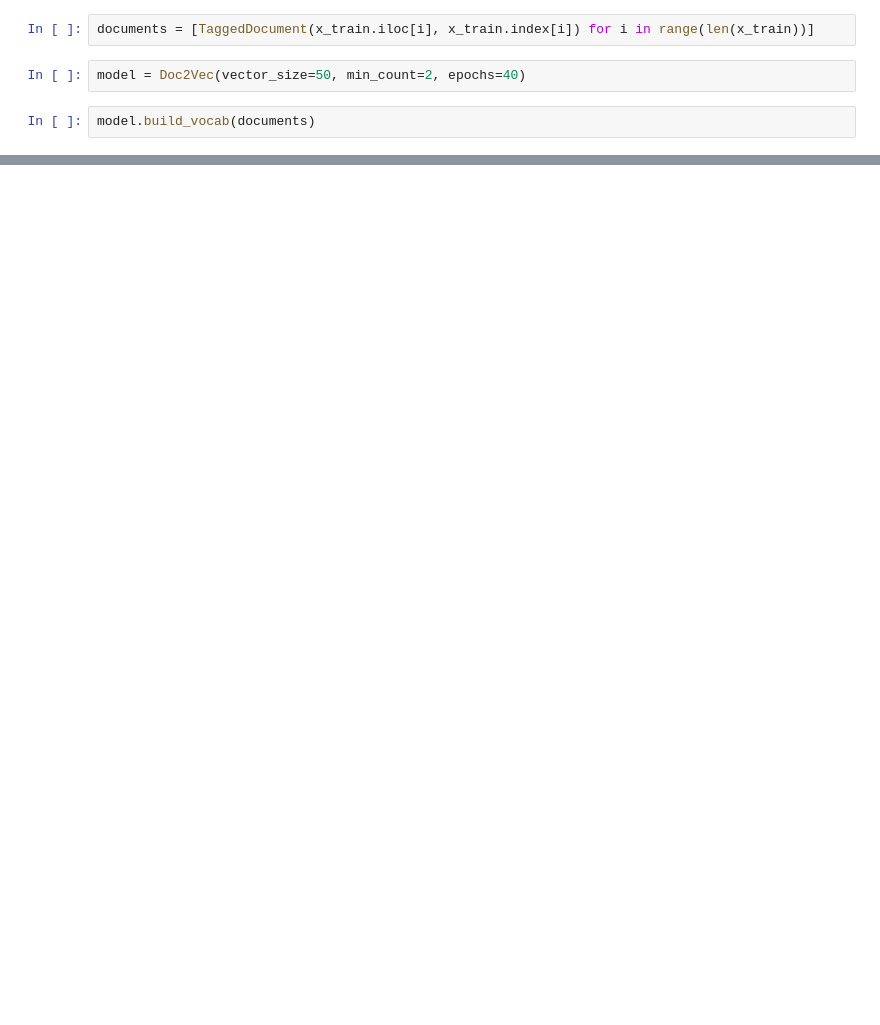
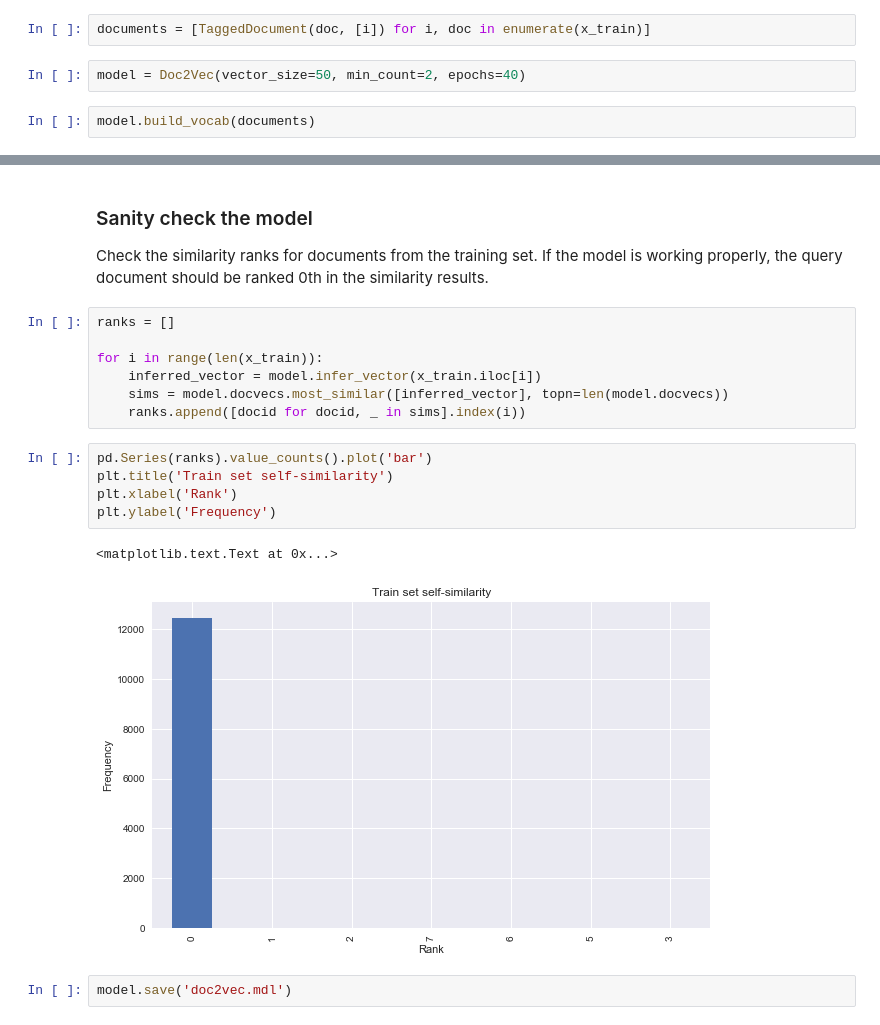
Before and after one commit to rtjfarrimond/hotel-review-embedding, a Jupyter notebook: Train and evaluate model.ipynb, the cells around one changed output, grey strips where cells are left out. Cells and saved outputs as stored; diff of their text form; blank space fills up the shorter version.

Commit message:
Trained and evaluated model

```diff
--- a/Embedding.ipynb
+++ b/Train and evaluate model.ipynb
@@ -253,5 +255,5 @@ x_train, x_test, y_train, y_test = train_test_split(
 # %%
-documents = [TaggedDocument(x_train.iloc[i], x_train.index[i]) for i in range(len(x_train))]
+documents = [TaggedDocument(doc, [i]) for i, doc in enumerate(x_train)]
 # %%
 model = Doc2Vec(vector_size=50, min_count=2, epochs=40)
 # %%
@@ -276,0 +266,20 @@ array([-0.5263108 ,  0.9080752 ,  0.6035258 , -0.49214828, -0.02529757,
+# %% [markdown]
+### Sanity check the model
+Check the similarity ranks for documents from the training set. If the model is working properly, the query document should be ranked 0th in the similarity results.
+# %%
+ranks = []
+
+for i in range(len(x_train)):
+    inferred_vector = model.infer_vector(x_train.iloc[i])
+    sims = model.docvecs.most_similar([inferred_vector], topn=len(model.docvecs))
+    ranks.append([docid for docid, _ in sims].index(i))
+# %%
+pd.Series(ranks).value_counts().plot('bar')
+plt.title('Train set self-similarity')
+plt.xlabel('Rank')
+plt.ylabel('Frequency')
+# %% [output]
+<matplotlib.text.Text at 0x...>
+[figure, added]
+# %%
+model.save('doc2vec.mdl')
```
Also changed, not shown: parts of 13 cells of this notebook, 2 other files.
